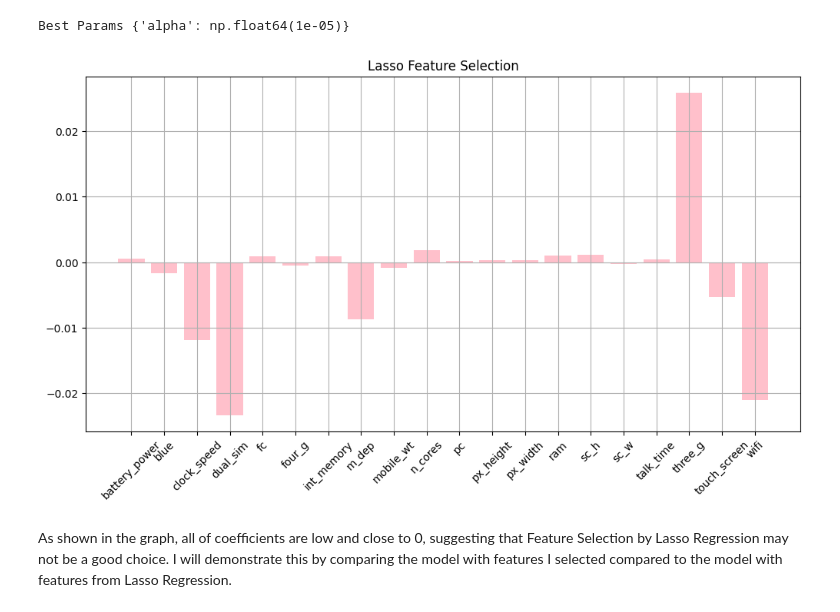
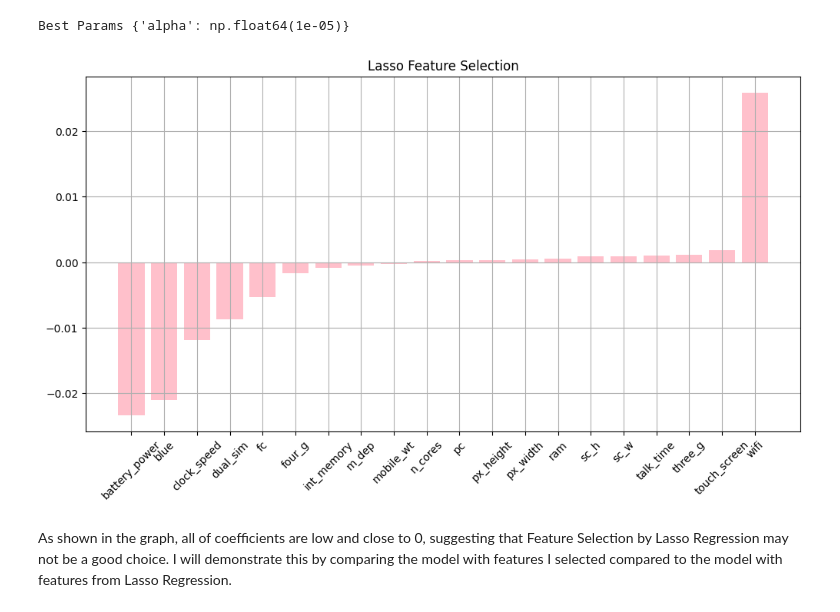
Before and after one commit to ProfessionalSalmon/Mobile_Price_Classification_Model, a Jupyter notebook: mobile_price.ipynb, the cells around one changed output. Cells and saved outputs as stored; diff of their text form; code cells hidden in the pictures.

```diff
--- a/mobile_price.ipynb
+++ b/mobile_price.ipynb
@@ -213,23 +214,23 @@ Best Params {'alpha': np.float64(1e-05)}
 # %%
 # Lasso Regression
 
 X_feature = train_capped.drop(columns = 'price_range').values
 y_feature = train_capped[['price_range']].values
 names = train_capped.drop(columns = 'price_range').columns
 
 # Instantiate a lasso regression model
 lasso = Lasso(alpha = 0.0001)
 lasso.fit(X_feature, y_feature)
-lasso_coef = lasso.coef_
+lasso_coef = np.sort(lasso.coef_)
 
 plt.figure(figsize=(12, 6))
 plt.bar(names, lasso_coef, color = 'pink')
 plt.grid()
 plt.title('Lasso Feature Selection')
 plt.xticks(rotation=45)
 plt.show()
 # %% [output]
-[figure, old version]
+[figure, new version]
 # %% [markdown]
 As shown in the graph, all of coefficients are low and close to 0, suggesting that Feature Selection by Lasso Regression may not be a good choice. I will demonstrate this by comparing the model with features I selected compared to the model with features from Lasso Regression.
 # %%
```
Also changed, not shown: parts of 9 cells of this notebook.
